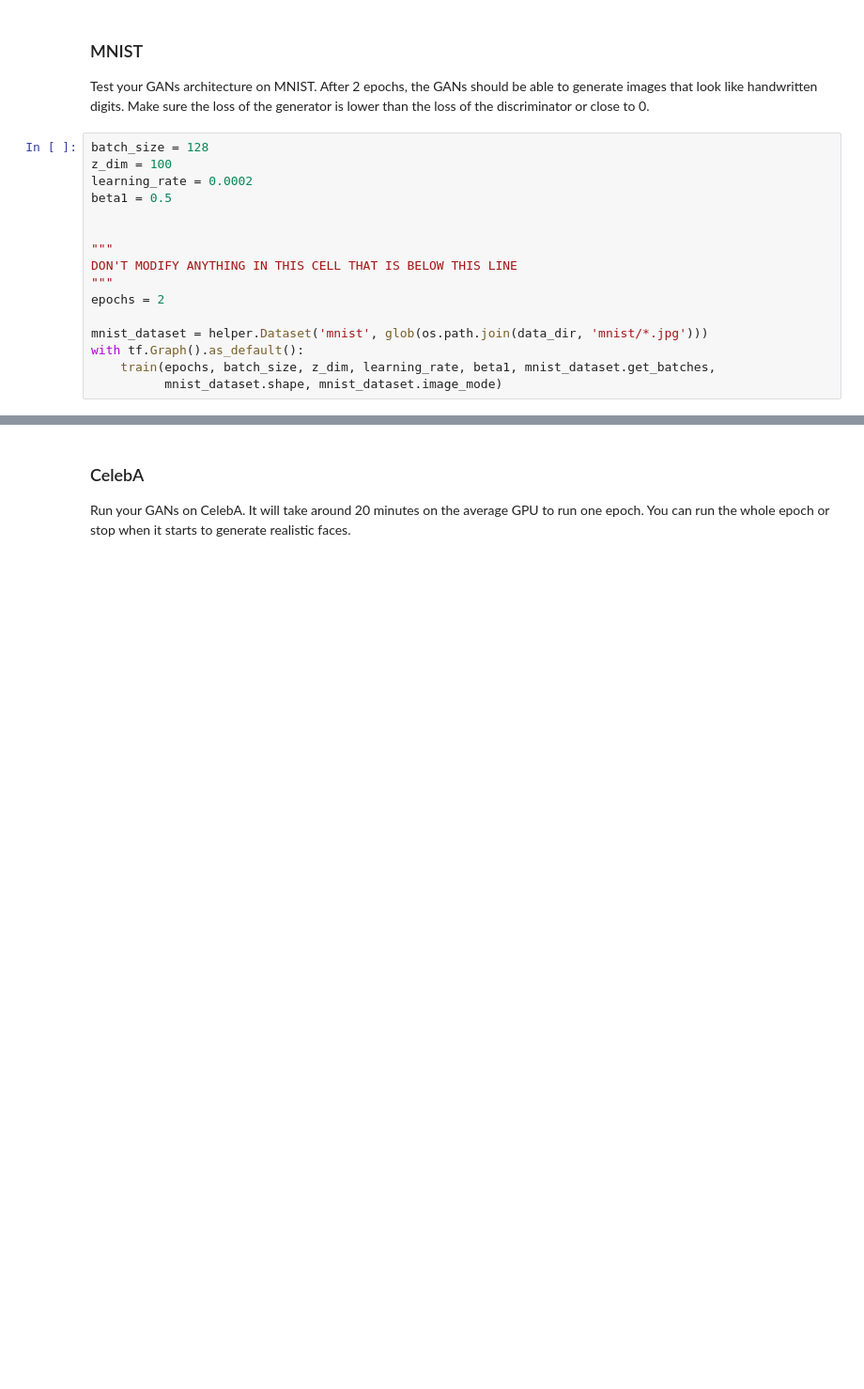
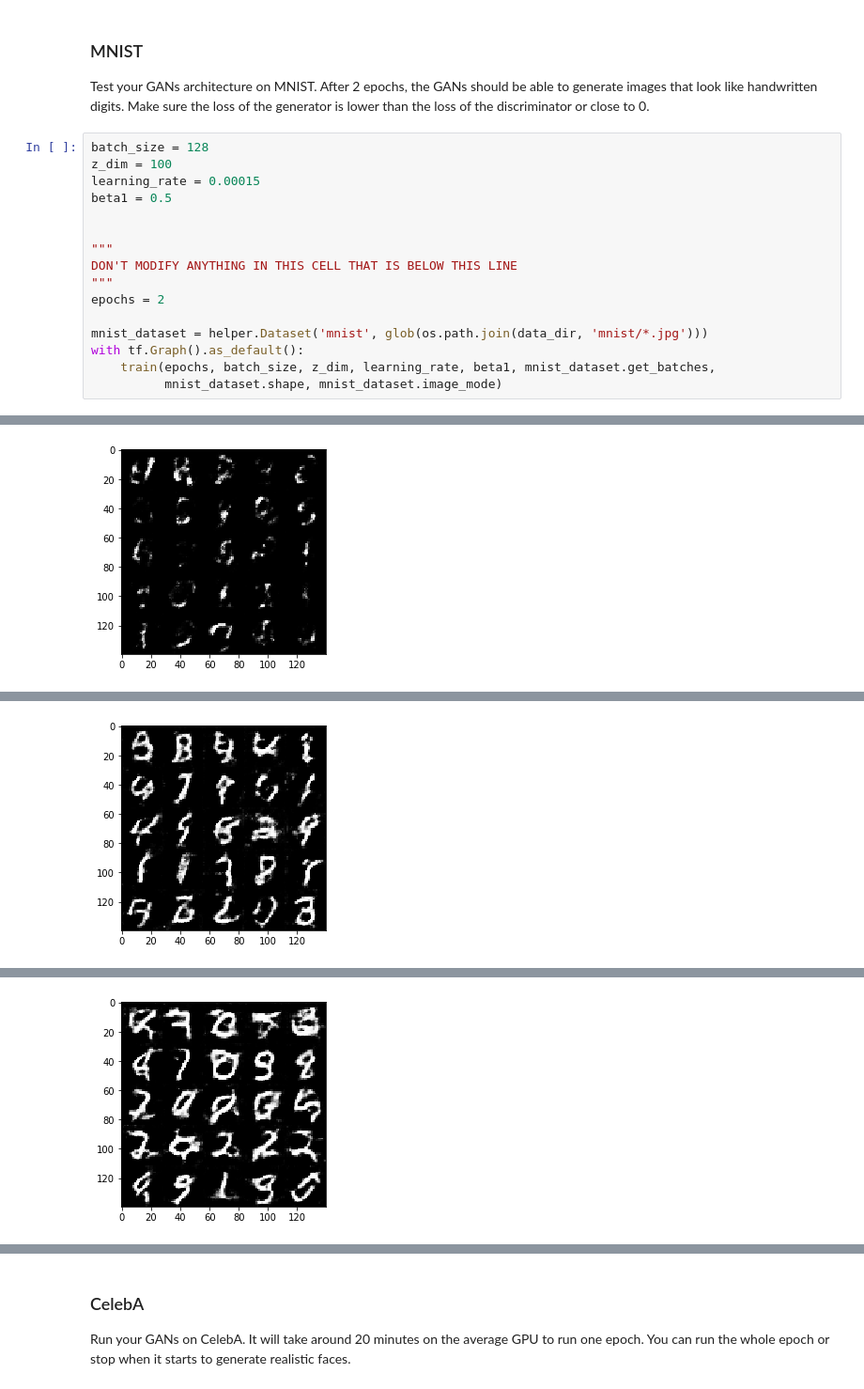
Before and after one commit to marceljanerfont/dlnd, a Jupyter notebook: face_generation/dlnd_face_generation.ipynb, the cells around one changed output, grey strips where cells are left out. Shown at 94% size. Saved outputs shown, nothing was run; the diff lists cells and outputs as text; blank space fills up the shorter version.

```diff
--- a/face_generation/dlnd_face_generation.ipynb
+++ b/face_generation/dlnd_face_generation.ipynb
@@ -420,7 +422,7 @@ Test your GANs architecture on MNIST.  After 2 epochs, the GANs should be able t
 # %%
 batch_size = 128
 z_dim = 100
-learning_rate = 0.0002
+learning_rate = 0.00015
 beta1 = 0.5
 
 
@@ -438,0 +449 @@ Epoch 1/2... Discriminator Loss: 1.7090... Generator Loss: 0.5054
+[figure, added]
@@ -439,0 +460 @@ KeyboardInterrupt:
+[figure, added]
@@ -439,0 +471 @@ KeyboardInterrupt:
+[figure, added]
```
Also changed, not shown: parts of 5 cells of this notebook, 1 other file.
